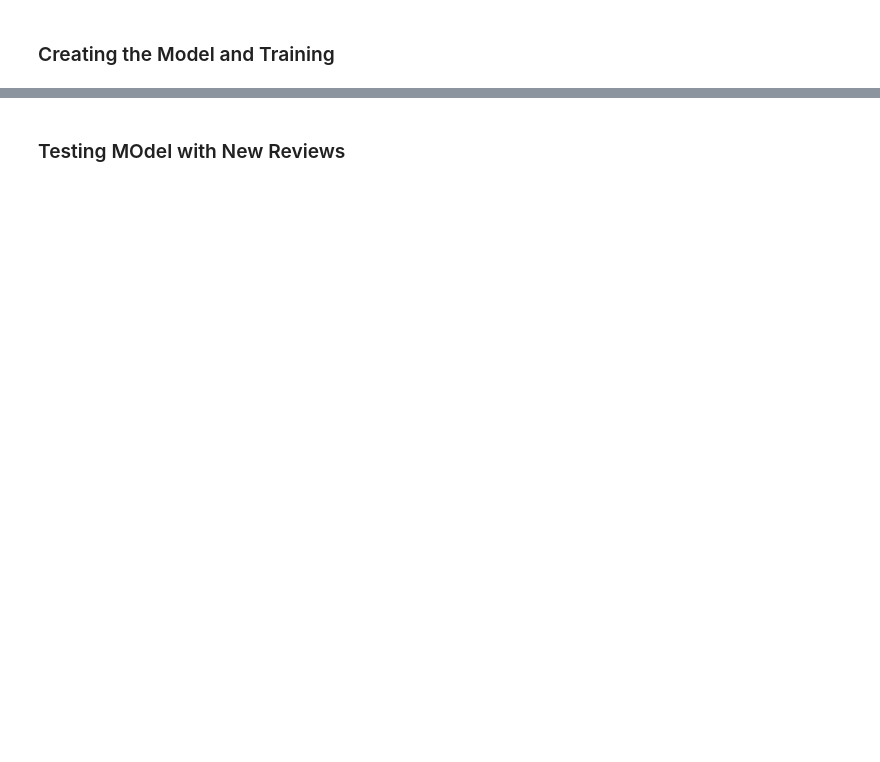
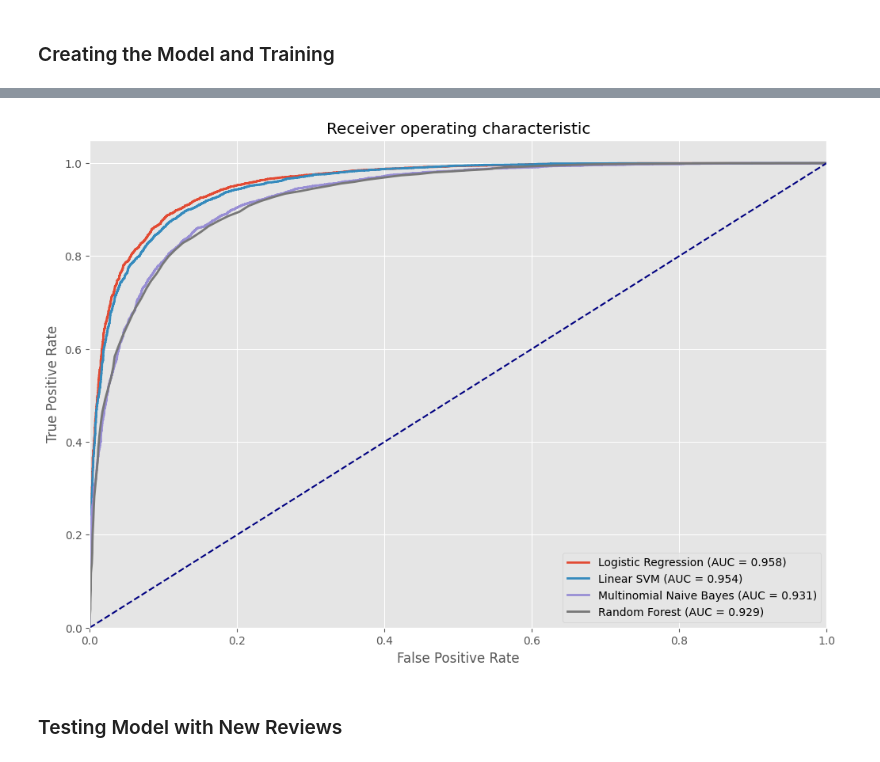
Before and after one commit to RumeysaHilal/sentiment_analysis_project, a Jupyter notebook: main.ipynb, the cells around one changed output, grey strips where cells are left out. Drawn from its saved outputs; the diff is of its cells as text; code cells hidden in the pictures; blank space fills up the shorter version.

```diff
--- a/main.ipynb
+++ b/main.ipynb
@@ -167,0 +230,20 @@ weighted avg       0.89      0.89      0.89     10000
+# %%
+plt.style.use('ggplot')
+
+fig, axes = plt.subplots(2,2, figsize=(15, 12))
+fig.suptitle("Comparison of Models with Confusion Matrix", fontsize=20)
+
+axes_flat = axes.flatten()
+
+for (model_name, cm), ax in zip(confusion_matrices.items(), axes_flat):
+
+    sns.heatmap(cm, annot=True, fmt='.2f', cmap="Blues" , ax=ax, cbar=False,
+                xticklabels=["Negative", "Positive"],
+                yticklabels=["Negative", "Positive"])
+
+    ax.set_title(f"{model_name}", fontsize=15, fontweight='bold')
+    ax.set_ylabel("True Label", fontsize=15)
+    ax.set_xlabel("Predicted Label", fontsize=15)
+
+plt.tight_layout(rect=[0, 0.03, 1, 0.95])
+plt.show()
@@ -168,2 +252,20 @@ weighted avg       0.89      0.89      0.89     10000
+# %%
+plt.figure(figsize=(12,8))
+
+for name, (fpr, tpr, roc_auc) in roc_data.items():
+    roc_auc_score = auc(fpr, tpr)
+
+    plt.plot(fpr, tpr, lw=2, label=f'{name} (AUC = {roc_auc_score:.3f})')
+
+plt.plot([0, 1], [0, 1], color='navy',linestyle='--')
+plt.xlim([0.0, 1.0])
+plt.ylim([0.0, 1.05])
+plt.xlabel('False Positive Rate')
+plt.ylabel('True Positive Rate')
+plt.title('Receiver operating characteristic')
+plt.legend(loc="lower right")
+plt.show()
+# %% [output]
+[figure, added]
 # %% [markdown]
-### Testing MOdel with New Reviews
+### Testing Model with New Reviews
```
Also changed, not shown: parts of 23 cells of this notebook.
